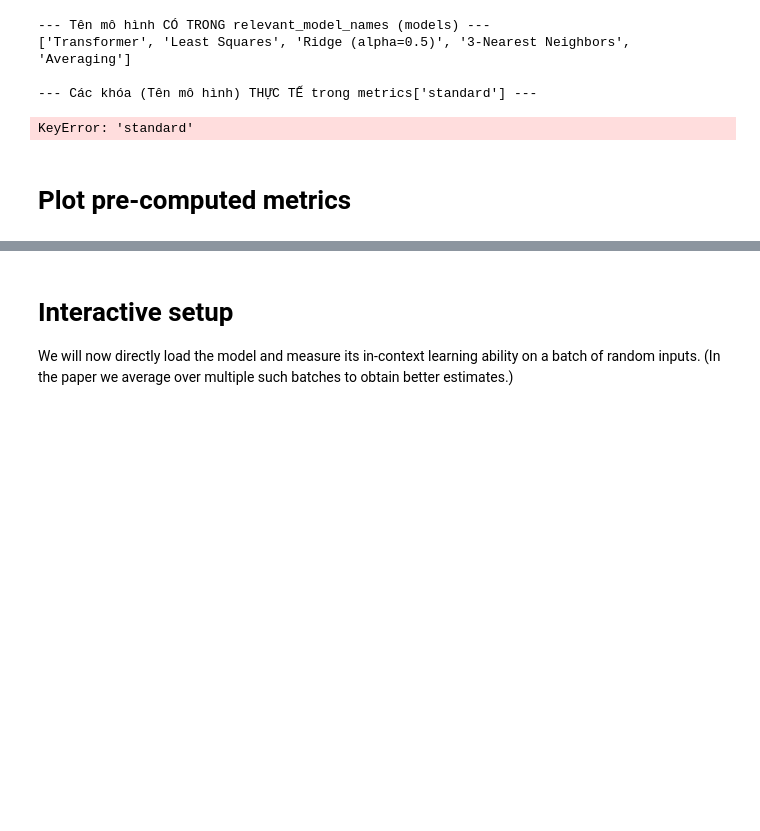
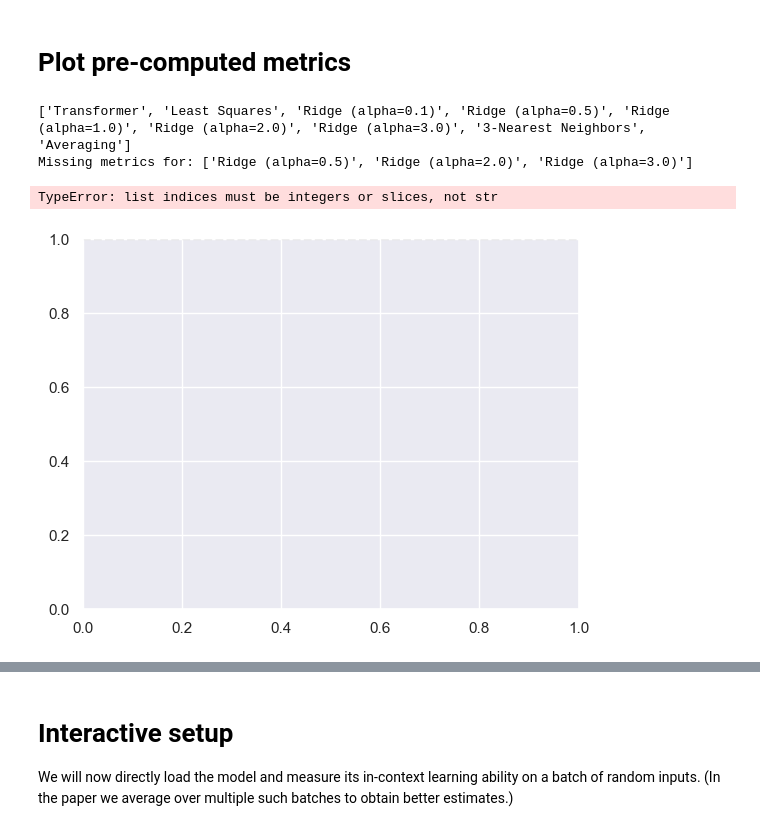
Before and after one commit to HariDaCoder/in-context-learning, a Jupyter notebook: src/eval.ipynb, the cells around one changed output, grey strips where cells are left out. Cells and saved outputs as stored; diff of their text form; code cells hidden in the pictures; blank space fills up the shorter version.

```diff
--- a/src/eval.ipynb
+++ b/src/eval.ipynb
@@ -45,34 +45,50 @@ df  # list all the runs in our run_dir
 # %%
-task = "linear_regression"
+task = "noisy_linear_regression"
 # task = "sparse_linear_regression"
 #task = "decision_tree"
 #task = "relu_2nn_regression"
 
-run_id = "lr_wx_mixed"  # if you train more models, replace with the run_id from the table above
+run_id = "lr_wx_1"  # if you train more models, replace with the run_id from the table above
 
 run_path = os.path.join(run_dir, task, run_id)
 recompute_metrics = False
 
 if recompute_metrics:
     get_run_metrics(run_path)  # these are normally precomputed at the end of training
-# %%
-# Cell In[26], trước dòng 9
-
-import pprint # Dùng để in dictionary đẹp hơn
-# ...
-models = relevant_model_names[task]
-print("--- Tên mô hình CÓ TRONG relevant_model_names (models) ---")
-print(models)
-print("\n--- Các khóa (Tên mô hình) THỰC TẾ trong metrics['standard'] ---")
-pprint.pprint(metrics["standard"].keys())
-
-# basic_plot(metrics["standard"], models=models)
-# ...
-# %% [output]
---- Tên mô hình CÓ TRONG relevant_model_names (models) ---
-['Transformer', 'Least Squares', 'Ridge (alpha=0.5)', '3-Nearest Neighbors', 'Averaging']
-
---- Các khóa (Tên mô hình) THỰC TẾ trong metrics['standard'] ---
-KeyError: 'standard'
 # %% [markdown]
 # Plot pre-computed metrics
+# %%
+import json
+from eval import baseline_names
+
+# Load metrics trực tiếp từ file JSON
+run_path = os.path.join(run_dir, task, run_id)
+metrics_file = os.path.join(run_path, "metrics.json")
+
+with open(metrics_file, 'r') as f:
+    raw_metrics = json.load(f)
+
+# Chuyển đổi tên model từ "ridge_alpha=0.1" -> "Ridge (alpha=0.1)"
+metrics = {}
+for eval_key, models_dict in raw_metrics.items():
+    metrics[eval_key] = {}
+    for model_name, values in models_dict.items():
+        # Chuyển đổi tên model
+        if "gpt2" in model_name:
+            display_name = "Transformer"
+        else:
+            display_name = baseline_names(model_name)
+        metrics[eval_key][display_name] = values
+
+# Giờ dùng basic_plot như bình thường
+_, conf = get_model_from_run(run_path, only_conf=True)
+n_dims = conf.model.n_dims
+
+models = relevant_model_names[task]
+basic_plot(metrics["standard"], models=models)
+plt.show()
+# %% [output]
+['Transformer', 'Least Squares', 'Ridge (alpha=0.1)', 'Ridge (alpha=0.5)', 'Ridge (alpha=1.0)', 'Ridge (alpha=2.0)', 'Ridge (alpha=3.0)', '3-Nearest Neighbors', 'Averaging']
+Missing metrics for: ['Ridge (alpha=0.5)', 'Ridge (alpha=2.0)', 'Ridge (alpha=3.0)']
+TypeError: list indices must be integers or slices, not str
+[figure, added]
```
Also changed, not shown: parts of 4 cells of this notebook, 5 other files.
